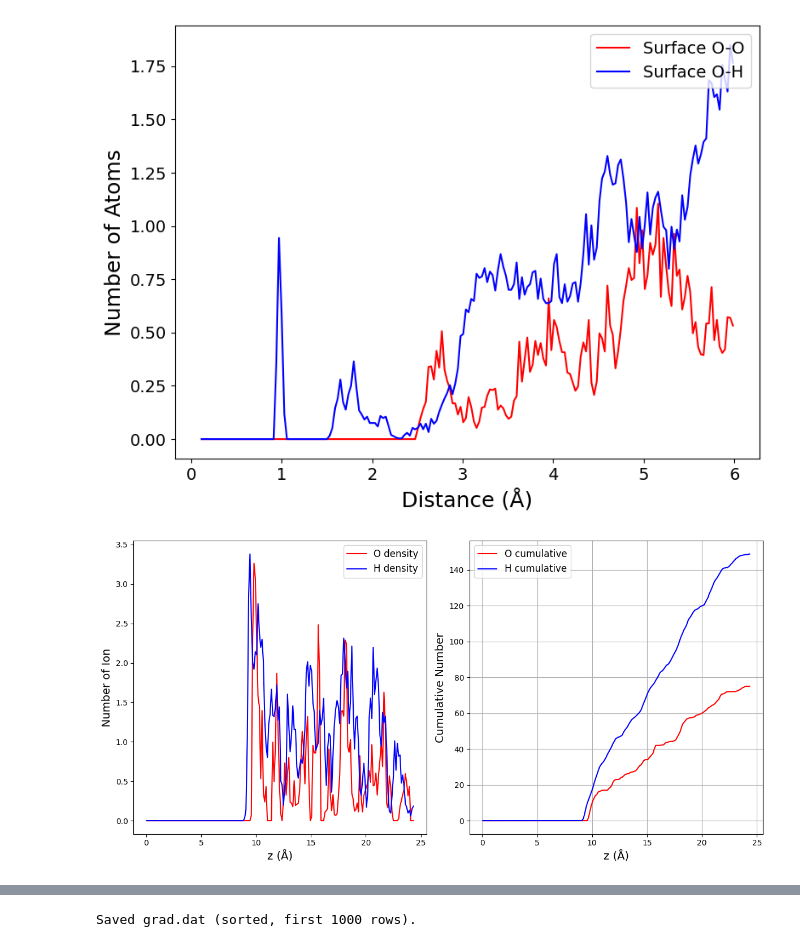
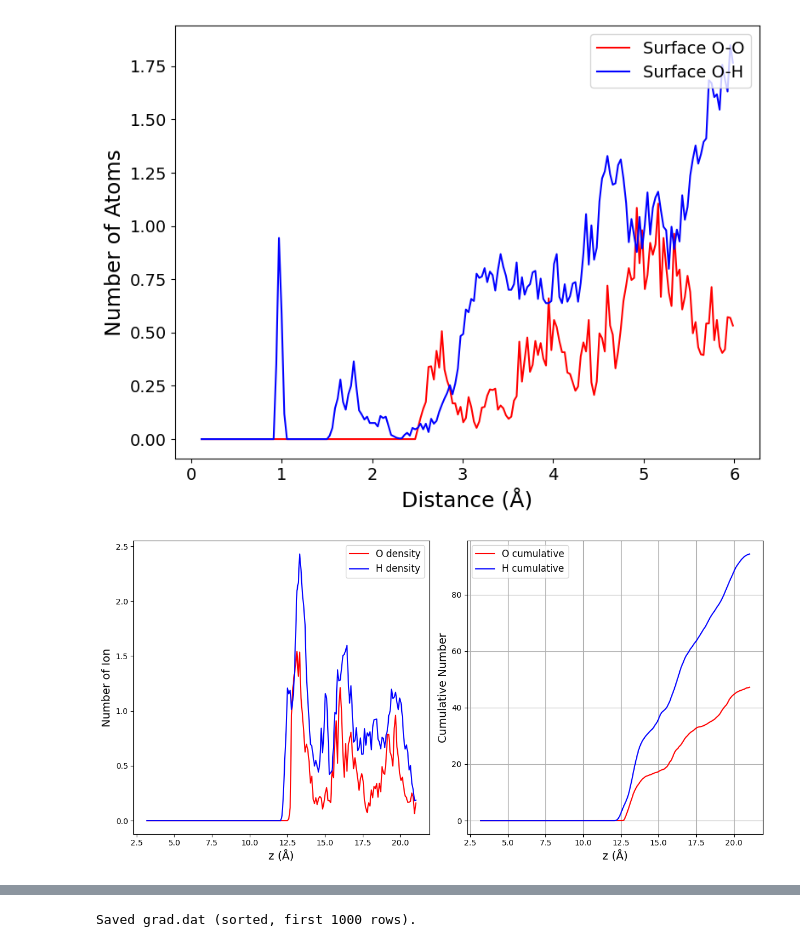
Before and after one commit to JihoonSon94/MD_Analysis, a Jupyter notebook: MD.ipynb, the cells around one changed output, grey strips where cells are left out. Saved outputs shown, nothing was run; the diff lists cells and outputs as text; code cells hidden in the pictures.

```diff
--- a/MD.ipynb
+++ b/MD.ipynb
@@ -333,8 +335,8 @@ O_atoms = u1.select_atoms('name O')
 H_atoms = u1.select_atoms('name H')
 
 # Trajectory frame range
-start = 100
-stop = 1200
+start = 600
+stop = 1600
 step = 1
 
 # 분석 구간, bin 개수 등 설정
@@ -635,12 +640,12 @@ home_dir = os.path.join(os.path.expanduser("~"), "Desktop")
 trajecotry_file_path = os.path.join(home_dir, f"{project_name}-pos-1.xyz")
 
 u1 = mda.Universe(trajecotry_file_path)
-O_atoms = u1.select_atoms('name O and (prop z > 9)')
+O_atoms = u1.select_atoms('name O and (prop z > 12)')
 H_atoms = u1.select_atoms('name H')
 
 # Trajectory frame 범위 설정
-start = 100
-stop  = 1000
+start = 1000
+stop  = 2000
 step  = 1
 
 # 분석 구간, bin 개수 등 설정
@@ -665,31 +670,31 @@ h_hist = h_hist / total_frames
 
 # CDF 계산 (누적합)
 o_cdf = np.cumsum(o_hist)
 h_cdf = np.cumsum(h_hist)
 # 정규화 (0~1 구간) - 전체 누적 분율로 보고 싶으면 아래 주석 해제
 o_cdf_norm = o_cdf / o_cdf[-1]
 h_cdf_norm = h_cdf / h_cdf[-1]
 
 # 각 bin의 중심 좌표
 z_centers = 0.5 * (z_bins[:-1] + z_bins[1:])
 
 plt.figure(figsize=(12,6))
 plt.subplot(1,2,1)
 plt.plot(z_centers, o_hist, label='O density', color='red')
 plt.plot(z_centers, h_hist, label='H density', color='blue')
 plt.xlabel('z (Å)', fontsize=14)
 plt.ylabel('Number of Ion', fontsize=14)
 plt.legend(fontsize=12)
 
 plt.subplot(1,2,2)
 plt.plot(z_centers, o_cdf, label='O cumulative', color='red')
 plt.plot(z_centers, h_cdf, label='H cumulative', color='blue')
 plt.xlabel('z (Å)', fontsize=14)
 plt.ylabel('Cumulative Number', fontsize=14)
 plt.legend(fontsize=12)
 plt.grid(True)
 
 plt.tight_layout()
 plt.show()
 # %% [output]
-[figure, old version]
+[figure, new version]
```
Also changed, not shown: parts of 8 cells of this notebook.
